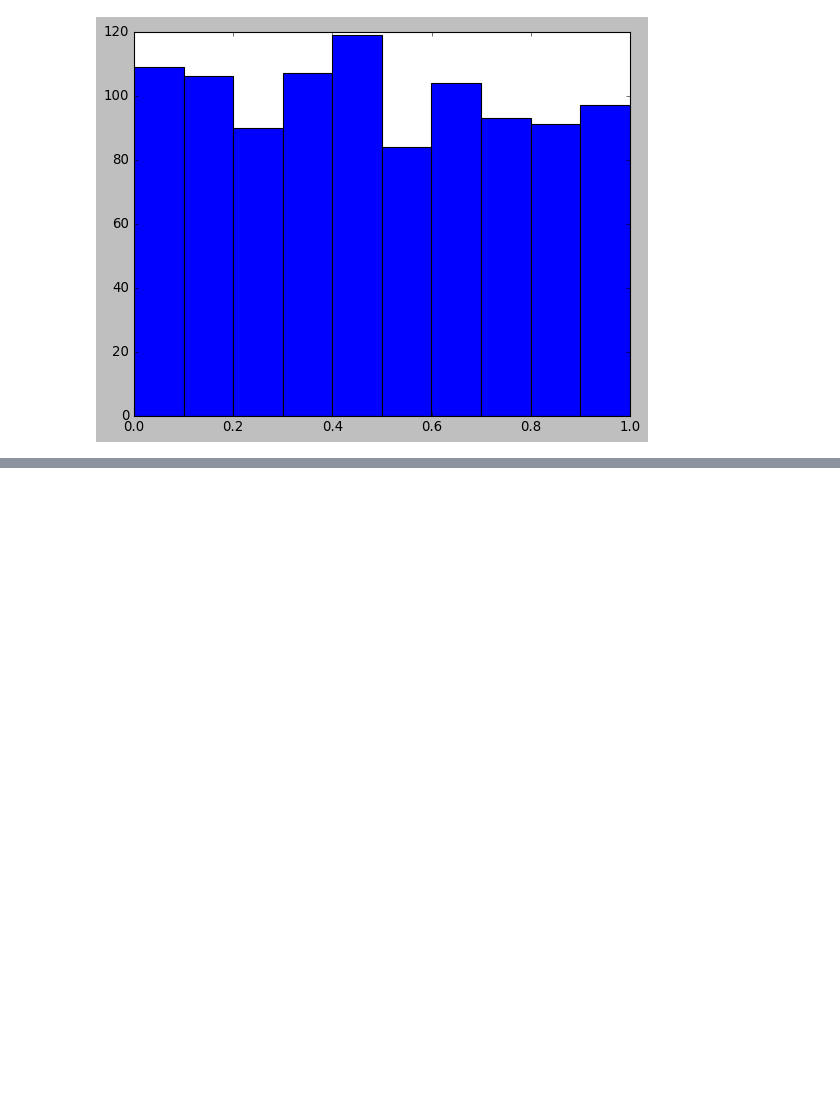
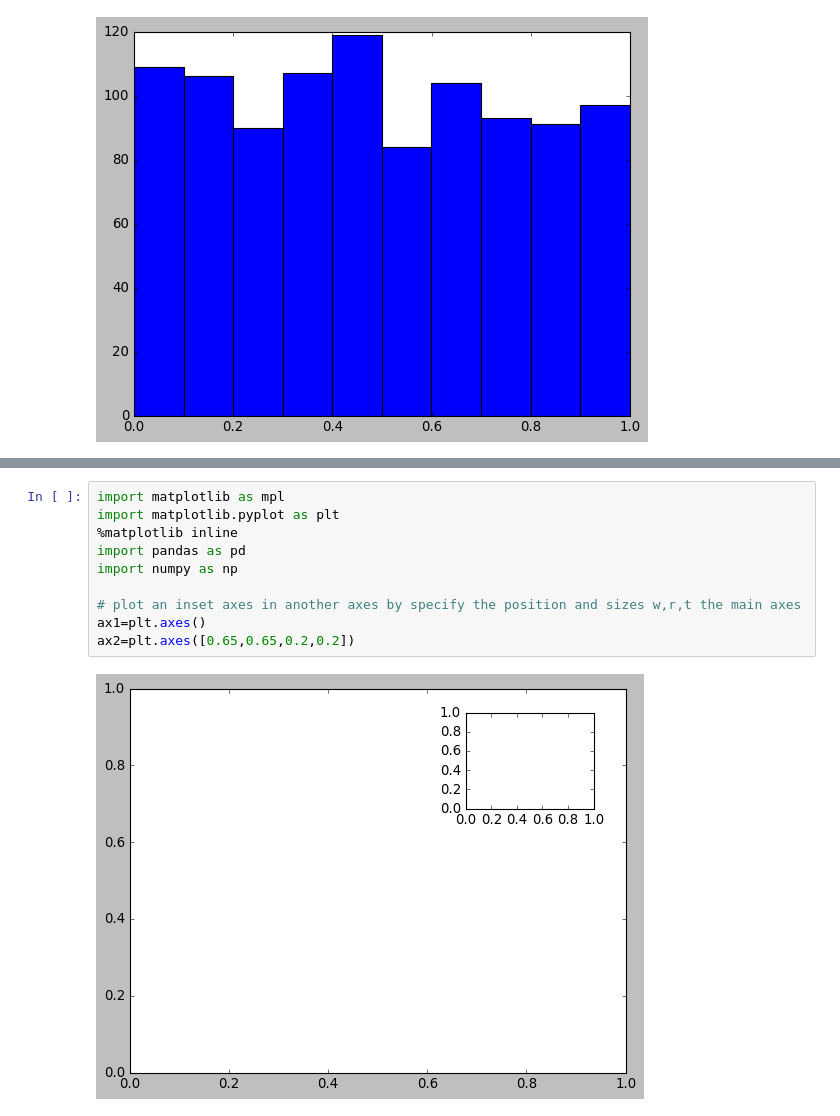
Before and after one commit to AndreeaDraghici/Learning-basics-Jupyter-Notebook, a Jupyter notebook: VisualizationWithMatplotlib.ipynb, the cells around one changed output, grey strips where cells are left out. Drawn from its saved outputs; the diff is of its cells as text; blank space fills up the shorter version.

```diff
--- a/VisualizationWithMatplotlib.ipynb
+++ b/VisualizationWithMatplotlib.ipynb
@@ -18,0 +72,12 @@ plt.hist(x)
+# %%
+import matplotlib as mpl
+import matplotlib.pyplot as plt
+%matplotlib inline
+import pandas as pd
+import numpy as np
+
+# plot an inset axes in another axes by specify the position and sizes w,r,t the main axes
+ax1=plt.axes()
+ax2=plt.axes([0.65,0.65,0.2,0.2])
+# %% [output]
+[figure, added]
```
Also changed, not shown: parts of 4 cells of this notebook.
